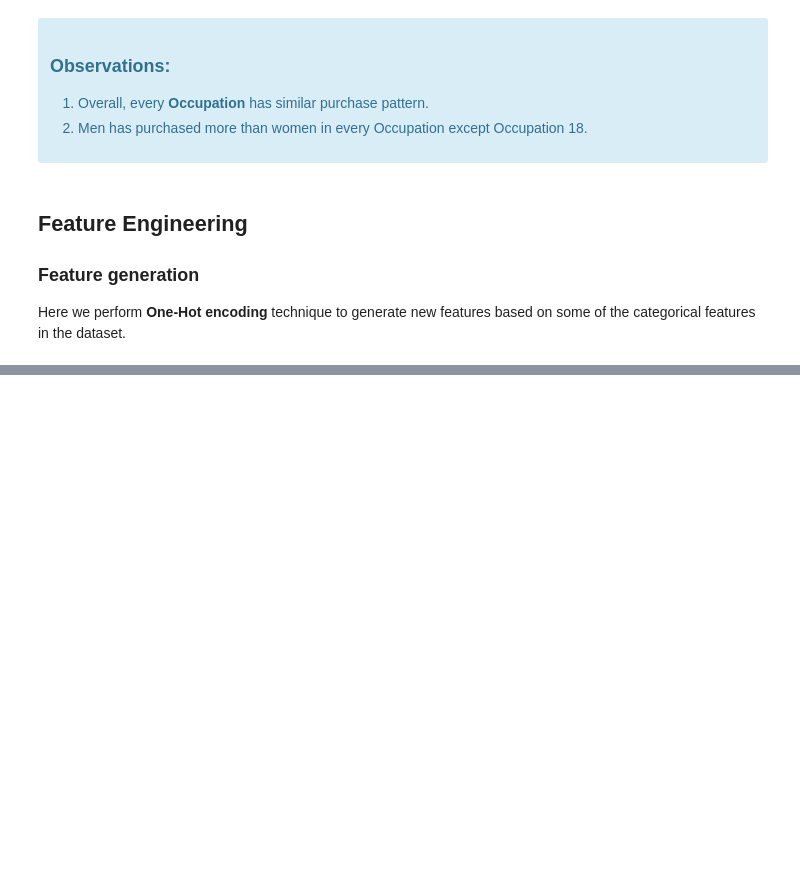
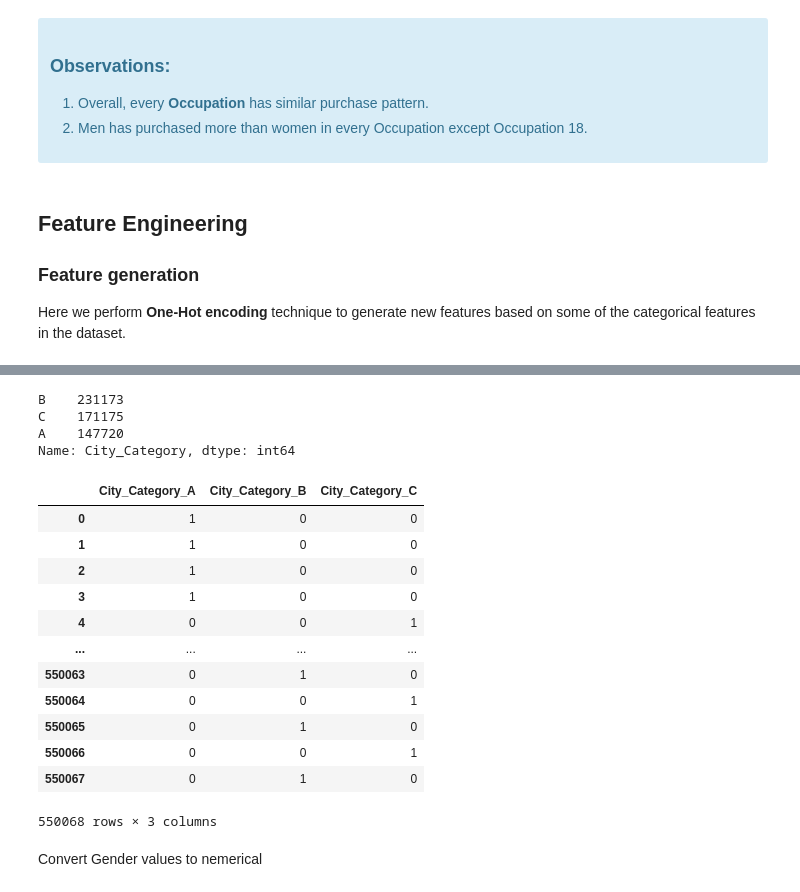
Before and after one commit to tharangachaminda/Black_Friday_Purchase, a Jupyter notebook: black_friday.ipynb, the cells around one changed output, grey strips where cells are left out. Cells and saved outputs as stored; diff of their text form; code cells hidden in the pictures; blank space fills up the shorter version.

```diff
--- a/black_friday.ipynb
+++ b/black_friday.ipynb
@@ -329,0 +382,24 @@ Here we perform **One-Hot encoding** technique to generate new features based on
+# %%
+df['City_Category'].value_counts()
+# %% [output]
+B    231173
+C    171175
+A    147720
+Name: City_Category, dtype: int64
+# %%
+city_category_dum = pd.get_dummies(df['City_Category'], prefix='City_Category')
+city_category_dum
+# %% [output]
+|  | City_Category_A | City_Category_B | City_Category_C |
+| 0 | 1 | 0 | 0 |
+| 1 | 1 | 0 | 0 |
+| 2 | 1 | 0 | 0 |
+| 3 | 1 | 0 | 0 |
+| 4 | 0 | 0 | 1 |
+| ... | ... | ... | ... |
+| 550063 | 0 | 1 | 0 |
+| 550064 | 0 | 0 | 1 |
+| 550065 | 0 | 1 | 0 |
+| 550066 | 0 | 0 | 1 |
+| 550067 | 0 | 1 | 0 |
+550068 rows × 3 columns
@@ -329,0 +408,2 @@ Here we perform **One-Hot encoding** technique to generate new features based on
+# %% [markdown]
+Convert Gender values to nemerical
```
Also changed, not shown: parts of 21 cells of this notebook.
